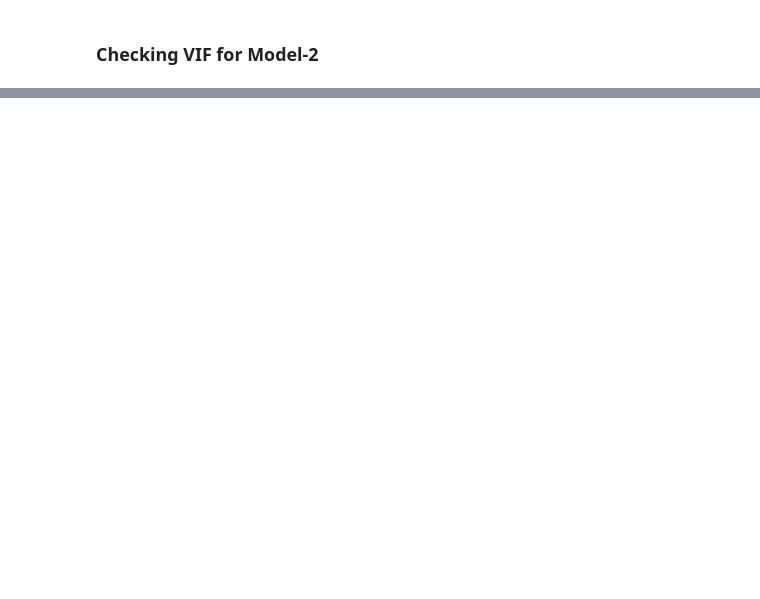
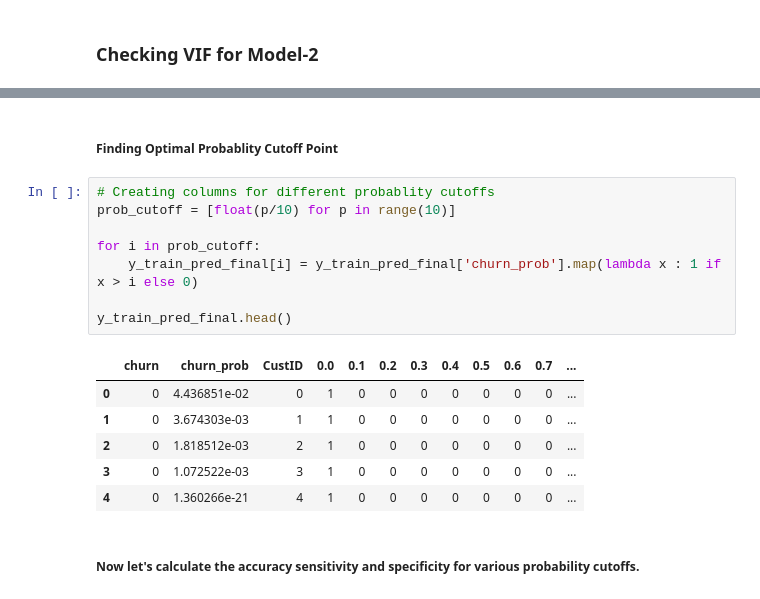
Before and after one commit to burakarabacioglu/Vodafone-ML-Internship-Portfolio, a Jupyter notebook: Customer_Churn_Prediction/churn_prediction.ipynb, the cells around one changed output, grey strips where cells are left out. Drawn from its saved outputs; the diff is of its cells as text; blank space fills up the shorter version.

```diff
--- a/Customer_Churn_Prediction/churn_prediction.ipynb
+++ b/Customer_Churn_Prediction/churn_prediction.ipynb
@@ -1366,0 +1590,19 @@ log_cols.remove('offnet_mou_8')
+# %% [markdown]
+##### Finding Optimal Probablity Cutoff Point
+# %%
+# Creating columns for different probablity cutoffs
+prob_cutoff = [float(p/10) for p in range(10)]
+
+for i in prob_cutoff:
+    y_train_pred_final[i] = y_train_pred_final['churn_prob'].map(lambda x : 1 if x > i else 0)
+
+y_train_pred_final.head()
+# %% [output]
+|  | churn | churn_prob | CustID | 0.0 | 0.1 | 0.2 | 0.3 | 0.4 | 0.5 | 0.6 | 0.7 | ... |
+| 0 | 0 | 4.436851e-02 | 0 | 1 | 0 | 0 | 0 | 0 | 0 | 0 | 0 | ... |
+| 1 | 0 | 3.674303e-03 | 1 | 1 | 0 | 0 | 0 | 0 | 0 | 0 | 0 | ... |
+| 2 | 0 | 1.818512e-03 | 2 | 1 | 0 | 0 | 0 | 0 | 0 | 0 | 0 | ... |
+| 3 | 0 | 1.072522e-03 | 3 | 1 | 0 | 0 | 0 | 0 | 0 | 0 | 0 | ... |
+| 4 | 0 | 1.360266e-21 | 4 | 1 | 0 | 0 | 0 | 0 | 0 | 0 | 0 | ... |
+# %% [markdown]
+##### Now let's calculate the accuracy sensitivity and specificity for various probability cutoffs.
```
Also changed, not shown: parts of 50 cells of this notebook.
